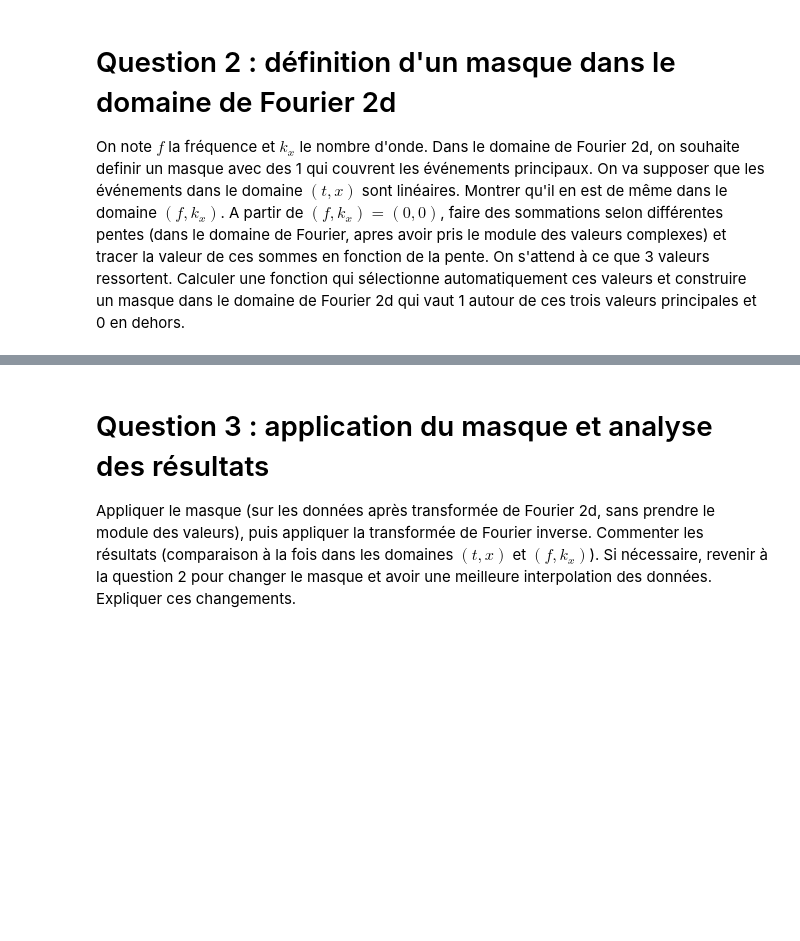
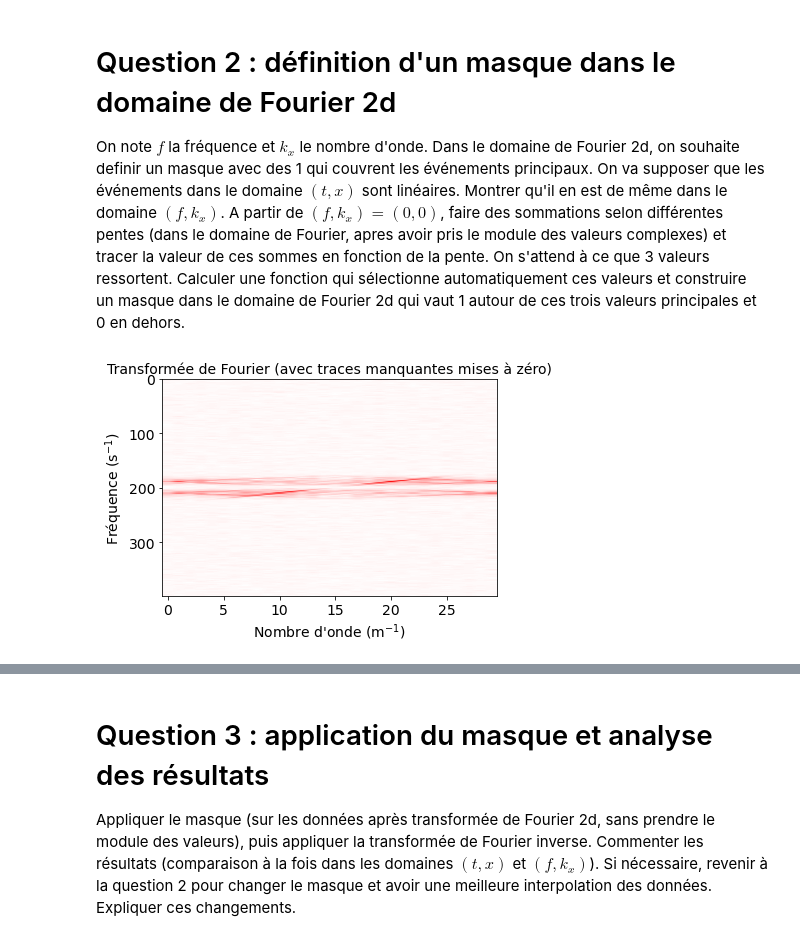
Before and after one commit to LouisJustinTALLOT/projet-traitement_du_signal-bellon-tallot, a Jupyter notebook: projet_signal_Judith.ipynb, the cells around one changed output, grey strips where cells are left out. Cells and saved outputs as stored; diff of their text form; code cells hidden in the pictures; blank space fills up the shorter version.

```diff
--- a/projet_signal_Judith.ipynb
+++ b/projet_signal_Judith.ipynb
@@ -120,0 +110,13 @@ plt.plot(tableau_sommation_pentes);
+# %%
+vmax = np.max(np.abs(tf))
+fig = plt.figure()
+av = plt.subplot(111)
+plt.imshow(np.abs(tf), aspect='auto')
+plt.title('Transformée de Fourier (avec traces manquantes mises à zéro)', fontsize=labelsize)
+av.set_ylabel("Fréquence (s$^{-1}$)", fontsize=labelsize)
+av.set_xlabel("Nombre d'onde (m$^{-1}$)", fontsize=labelsize)
+av.tick_params(axis='both', which='major', labelsize=labelsize)
+plt.clim(-vmax, vmax)
+plt.set_cmap('bwr')
+# %% [output]
+[figure, added]
```
Also changed, not shown: parts of 9 cells of this notebook.
